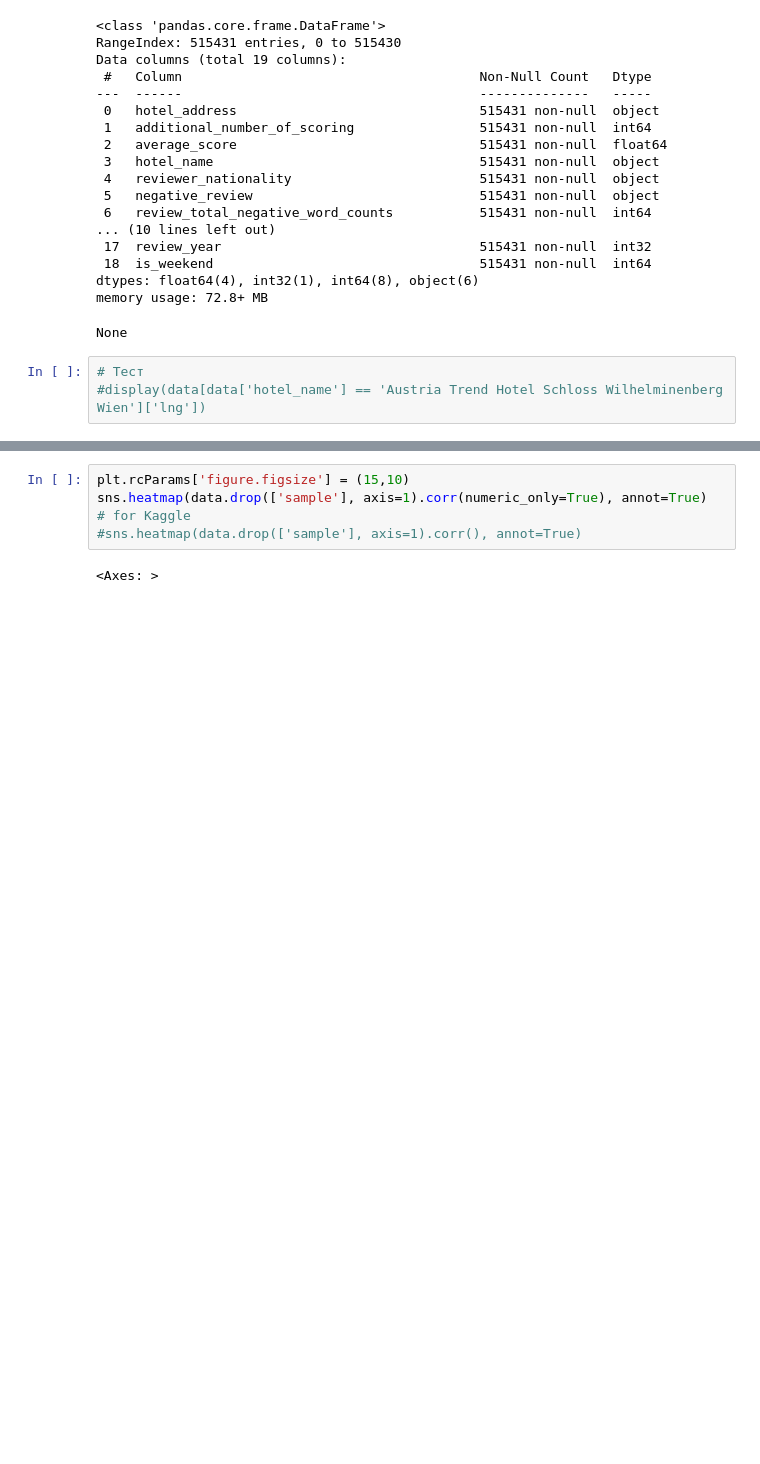
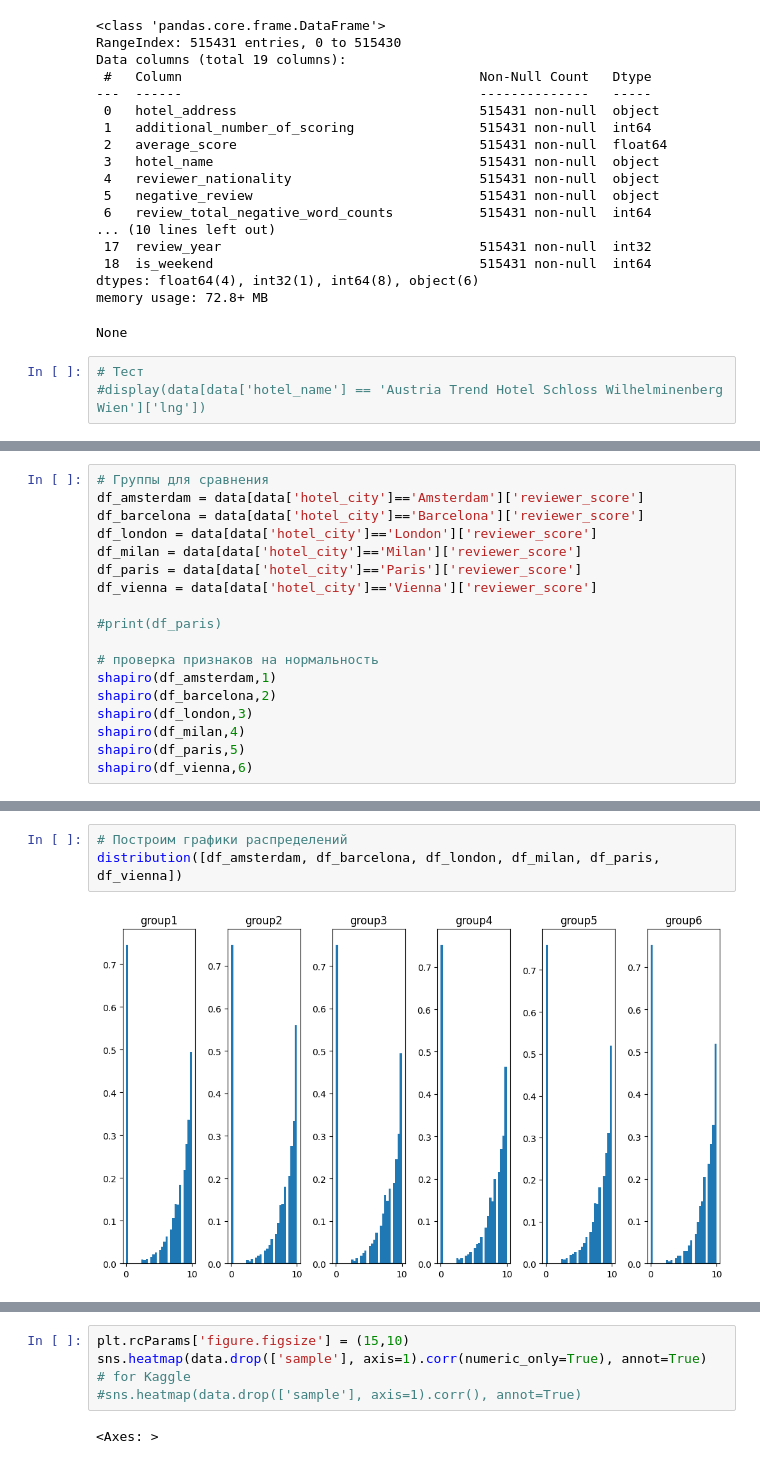
Before and after one commit to vokhmianin-da/Project-3-Holels-for-Kaggle, a Jupyter notebook: Project 3 Hotels.ipynb, the cells around one changed output, grey strips where cells are left out. Cells and saved outputs as stored; diff of their text form; blank space fills up the shorter version.

```diff
--- a/Project 3 Hotels.ipynb
+++ b/Project 3 Hotels.ipynb
@@ -273,0 +461,18 @@ None
+# %%
+# Группы для сравнения
+df_amsterdam = data[data['hotel_city']=='Amsterdam']['reviewer_score']
+df_barcelona = data[data['hotel_city']=='Barcelona']['reviewer_score']
+df_london = data[data['hotel_city']=='London']['reviewer_score']
+df_milan = data[data['hotel_city']=='Milan']['reviewer_score']
+df_paris = data[data['hotel_city']=='Paris']['reviewer_score']
+df_vienna = data[data['hotel_city']=='Vienna']['reviewer_score']
+
+#print(df_paris)
+
+# проверка признаков на нормальность
+shapiro(df_amsterdam,1)
+shapiro(df_barcelona,2)
+shapiro(df_london,3)
+shapiro(df_milan,4)
+shapiro(df_paris,5)
+shapiro(df_vienna,6)
@@ -273,0 +498,5 @@ None
+# %%
+# Построим графики распределений
+distribution([df_amsterdam, df_barcelona, df_london, df_milan, df_paris, df_vienna])
+# %% [output]
+[figure, added]
```
Also changed, not shown: parts of 31 cells of this notebook.
